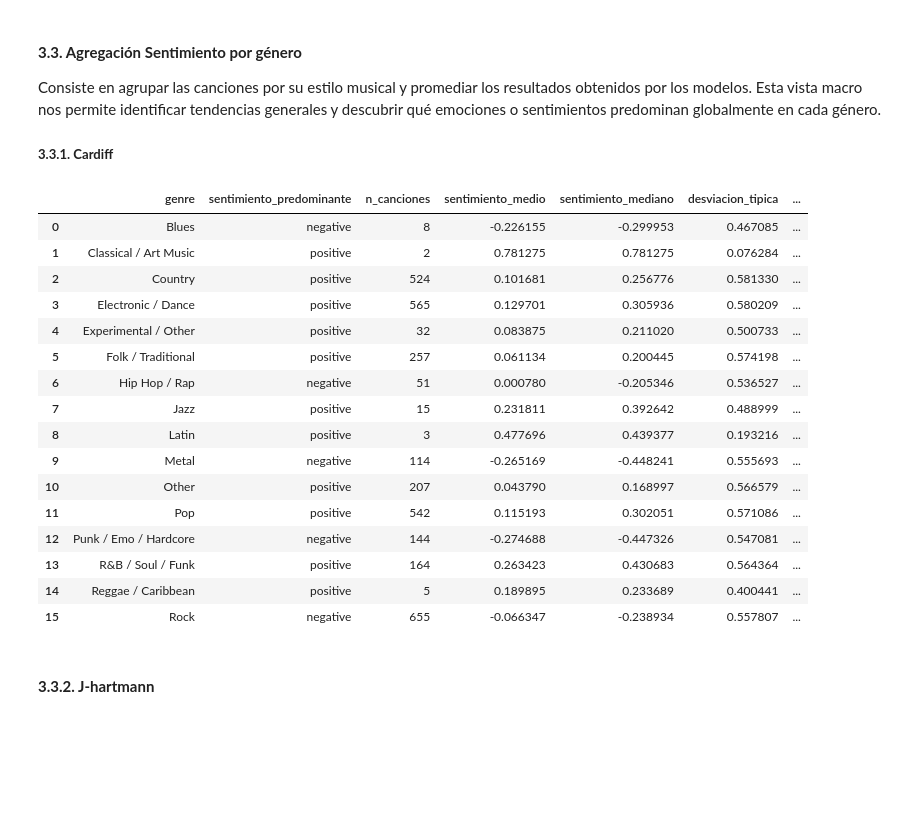
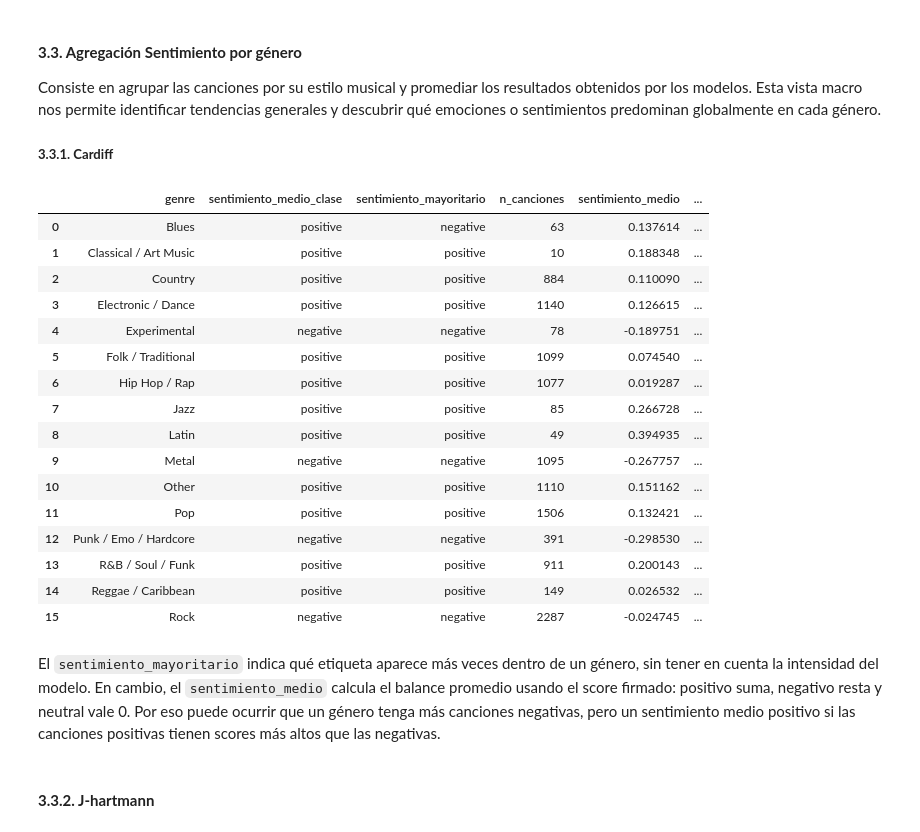
Before and after one commit to pacarma4/NLP, a Jupyter notebook: sentiment_analysis.ipynb, the cells around one changed output. Saved outputs shown, nothing was run; the diff lists cells and outputs as text; code cells hidden in the pictures; blank space fills up the shorter version.

Commit message:
Preprocesado artistas y géneros // AS limpio

```diff
--- a/sentiment_analysis.ipynb
+++ b/sentiment_analysis.ipynb
@@ -107,6 +63,6 @@ Se ha guardado como: music_dataset_final.csv
 # %%
 # cargar dataset
-DATA_PATH = "music_dataset_final.csv"
+DATA_PATH = "outputs/songs_clean_by_genre_exploded.csv"
 
 df = pd.read_csv(DATA_PATH)
 
@@ -992,12 +180,0 @@ Distribución de macrogéneros:
-# %%
-# NORMALIZAR GENERO
-
-genre_cols = ["genre_1", "genre_2", "genre_3"]
-
-for col in genre_cols:
-    df[col + "_clean"] = df[col].apply(
-        lambda x: parse_genre_cell(x)[0] if len(parse_genre_cell(x)) > 0 else None
-    )
-
-display(df[["genres", "genre_1", "genre_2", "genre_3",
-            "genre_1_clean", "genre_2_clean", "genre_3_clean"]].head())
@@ -1179,10 +209,10 @@ Proceso a seguir:
 # %%
 # cargar datoset limpio por canción
 
-df_songs = df_clean.copy()
+df_songs = df.copy()
 
 print("Shape:", df_songs.shape)
-#display(df_songs[["artist", "song", "lyrics_clean", "word_count", "genre_list"]].head())
+display(df_songs[["artist_clean", "song", "lyrics_clean", "word_count"]].head())
 
 df_songs = df_songs[df_songs["lyrics_clean"].notna()].copy()
 df_songs = df_songs.reset_index(drop=True)
@@ -1818,7 +876,6 @@ Consiste en agrupar las canciones por su estilo musical y promediar los resultad
 
 ##### **3.3.1. Cardiff**
 # %%
-
 # ============================================================
 # Métricas numéricas por género
 # ============================================================
@@ -1835,6 +892,19 @@ genre_sentiment_summary = (
     .reset_index()
 )
 
+# Clase basada en el signo del sentimiento medio
+genre_sentiment_summary["sentimiento_medio_clase"] = np.select(
+    [
+        genre_sentiment_summary["sentimiento_medio"] > 0,
+        genre_sentiment_summary["sentimiento_medio"] < 0
+    ],
+    [
+        "positive",
+        "negative"
+    ],
+    default="neutral"
+)
+
 # ============================================================
 # Porcentajes de positive / negative / neutral por género
 # ============================================================
@@ -1847,7 +917,7 @@ sentiment_counts = pd.crosstab(
 
 sentiment_counts = sentiment_counts.round(2)
 
-# Asegurar que existen siempre las tres columnas, aunque alguna no aparezca
+# Asegurar que existen siempre las tres columnas
 for sentiment in ["negative", "neutral", "positive"]:
     if sentiment not in sentiment_counts.columns:
         sentiment_counts[sentiment] = 0.0
@@ -1855,8 +925,8 @@ for sentiment in ["negative", "neutral", "positive"]:
 # Reordenar columnas
 sentiment_counts = sentiment_counts[["negative", "neutral", "positive"]]
 
-# Sentimiento predominante por género
-sentiment_counts["sentimiento_predominante"] = sentiment_counts.idxmax(axis=1)
+# Sentimiento más frecuente por número de canciones
+sentiment_counts["sentimiento_mayoritario"] = sentiment_counts.idxmax(axis=1)
 
 # Renombrar columnas de porcentaje
 sentiment_counts = (
@@ -1879,53 +949,54 @@ genre_sentiment_final = genre_sentiment_summary.merge(
     how="left"
 )
 
-# Ordenar géneros alfabéticamente y crear índice de género 0, 1, 2...
 genre_sentiment_final = (
     genre_sentiment_final
     .sort_values("genre", ascending=True)
     .reset_index(drop=True)
 )
 
 genre_sentiment_final.insert(
     0,
     "genre_id",
     range(len(genre_sentiment_final))
 )
 
-# Orden final de columnas
 cols_order = [
     "genre",
-    "sentimiento_predominante",
+    "sentimiento_medio_clase",
+    "sentimiento_mayoritario",
     "n_canciones",
     "sentimiento_medio",
     "sentimiento_mediano",
     "desviacion_tipica",
     "pct_negative",
     "pct_neutral",
     "pct_positive"
 ]
 
 genre_sentiment_final = genre_sentiment_final[cols_order]
 
 display(genre_sentiment_final)
 # %% [output]
-|  | genre | sentimiento_predominante | n_canciones | sentimiento_medio | sentimiento_mediano | desviacion_tipica | ... |
-| 0 | Blues | negative | 8 | -0.226155 | -0.299953 | 0.467085 | ... |
-| 1 | Classical / Art Music | positive | 2 | 0.781275 | 0.781275 | 0.076284 | ... |
-| 2 | Country | positive | 524 | 0.101681 | 0.256776 | 0.581330 | ... |
-| 3 | Electronic / Dance | positive | 565 | 0.129701 | 0.305936 | 0.580209 | ... |
-| 4 | Experimental / Other | positive | 32 | 0.083875 | 0.211020 | 0.500733 | ... |
-| 5 | Folk / Traditional | positive | 257 | 0.061134 | 0.200445 | 0.574198 | ... |
-| 6 | Hip Hop / Rap | negative | 51 | 0.000780 | -0.205346 | 0.536527 | ... |
-| 7 | Jazz | positive | 15 | 0.231811 | 0.392642 | 0.488999 | ... |
-| 8 | Latin | positive | 3 | 0.477696 | 0.439377 | 0.193216 | ... |
-| 9 | Metal | negative | 114 | -0.265169 | -0.448241 | 0.555693 | ... |
-| 10 | Other | positive | 207 | 0.043790 | 0.168997 | 0.566579 | ... |
-| 11 | Pop | positive | 542 | 0.115193 | 0.302051 | 0.571086 | ... |
-| 12 | Punk / Emo / Hardcore | negative | 144 | -0.274688 | -0.447326 | 0.547081 | ... |
-| 13 | R&B / Soul / Funk | positive | 164 | 0.263423 | 0.430683 | 0.564364 | ... |
-| 14 | Reggae / Caribbean | positive | 5 | 0.189895 | 0.233689 | 0.400441 | ... |
-| 15 | Rock | negative | 655 | -0.066347 | -0.238934 | 0.557807 | ... |
+|  | genre | sentimiento_medio_clase | sentimiento_mayoritario | n_canciones | sentimiento_medio | ... |
+| 0 | Blues | positive | negative | 63 | 0.137614 | ... |
+| 1 | Classical / Art Music | positive | positive | 10 | 0.188348 | ... |
+| 2 | Country | positive | positive | 884 | 0.110090 | ... |
+| 3 | Electronic / Dance | positive | positive | 1140 | 0.126615 | ... |
+| 4 | Experimental | negative | negative | 78 | -0.189751 | ... |
+| 5 | Folk / Traditional | positive | positive | 1099 | 0.074540 | ... |
+| 6 | Hip Hop / Rap | positive | positive | 1077 | 0.019287 | ... |
+| 7 | Jazz | positive | positive | 85 | 0.266728 | ... |
+| 8 | Latin | positive | positive | 49 | 0.394935 | ... |
+| 9 | Metal | negative | negative | 1095 | -0.267757 | ... |
+| 10 | Other | positive | positive | 1110 | 0.151162 | ... |
+| 11 | Pop | positive | positive | 1506 | 0.132421 | ... |
+| 12 | Punk / Emo / Hardcore | negative | negative | 391 | -0.298530 | ... |
+| 13 | R&B / Soul / Funk | positive | positive | 911 | 0.200143 | ... |
+| 14 | Reggae / Caribbean | positive | positive | 149 | 0.026532 | ... |
+| 15 | Rock | negative | negative | 2287 | -0.024745 | ... |
+# %% [markdown]
+El `sentimiento_mayoritario` indica qué etiqueta aparece más veces dentro de un género, sin tener en cuenta la intensidad del modelo. En cambio, el `sentimiento_medio` calcula el balance promedio usando el score firmado: positivo suma, negativo resta y neutral vale 0. Por eso puede ocurrir que un género tenga más canciones negativas, pero un sentimiento medio positivo si las canciones positivas tienen scores más altos que las negativas.
 # %% [markdown]
 #### **3.3.2. J-hartmann**
 # %%
```
Also changed, not shown: parts of 33 cells of this notebook, 1 other file.
